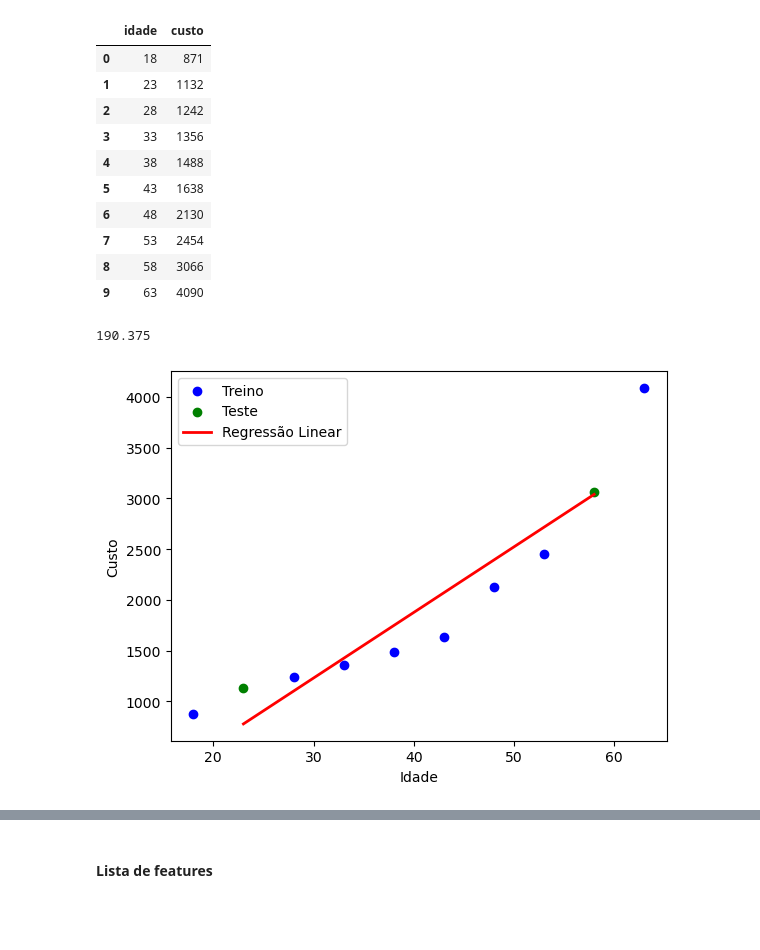
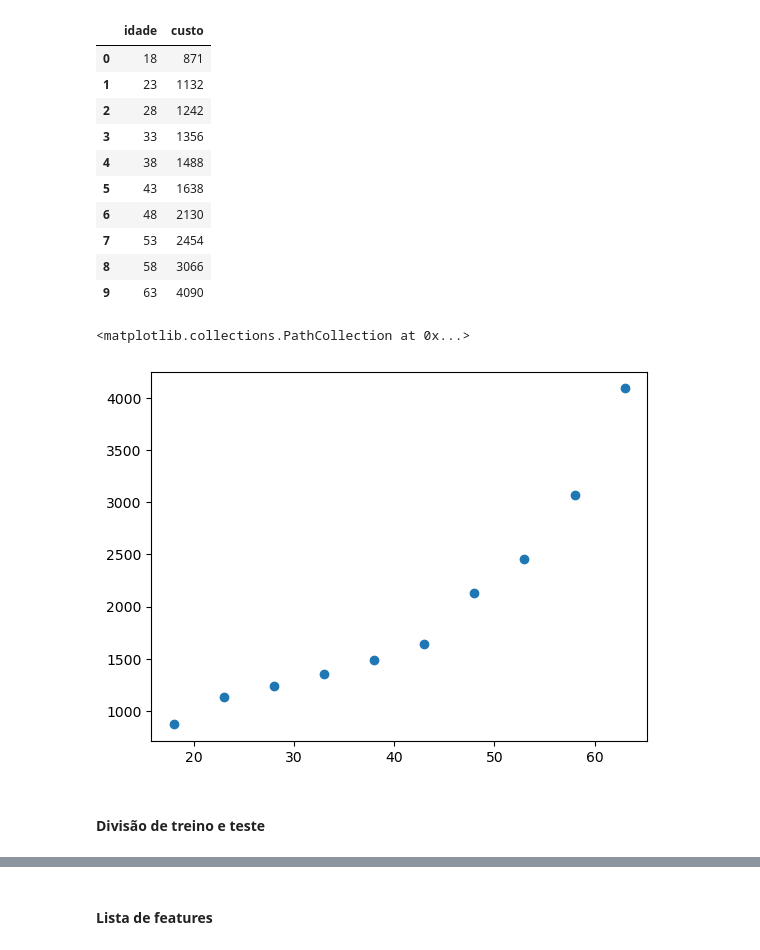
Before and after one commit to iago-mansur/vemsertech_estatistica_i, a Jupyter notebook: Aula 1 - Aprendizagem Supervisionada.ipynb, the cells around one changed output, grey strips where cells are left out. Cells and saved outputs as stored; diff of their text form; code cells hidden in the pictures; blank space fills up the shorter version.

```diff
--- a/Aula 1 - Aprendizagem Supervisionada.ipynb
+++ b/Aula 1 - Aprendizagem Supervisionada.ipynb
@@ -93,7 +89,10 @@ df
 | 8 | 58 | 3066 |
 | 9 | 63 | 4090 |
 # %%
-# Separar os dados de entrada (X) e saída (y)
-X = df[['idade']]
-y = df['custo']
+plt.scatter(df['idade'], df['custo'])
+# %% [output]
+<matplotlib.collections.PathCollection at 0x...>
+[figure, added]
+# %% [markdown]
+#### Divisão de treino e teste
 # %%
@@ -104,5 +104,0 @@ X_train, X_test, y_train, y_test = train_test_split(X,
-# %%
-mae = mean_absolute_error(y_pred, y_test)
-mae
-# %% [output]
-190.375
@@ -114,11 +104,0 @@ from sklearn.metrics import mean_absolute_error
-# %%
-# Plotar os resultados
-plt.scatter(X_train, y_train, color='blue', label='Treino')
-plt.scatter(X_test, y_test, color='green', label='Teste')
-plt.plot(X_test, y_pred, color='red', linewidth=2, label='Regressão Linear')
-plt.xlabel('Idade')
-plt.ylabel('Custo')
-plt.legend()
-plt.show()
-# %% [output]
-[figure, removed]
```
Also changed, not shown: parts of 40 cells of this notebook, 6 other files.
